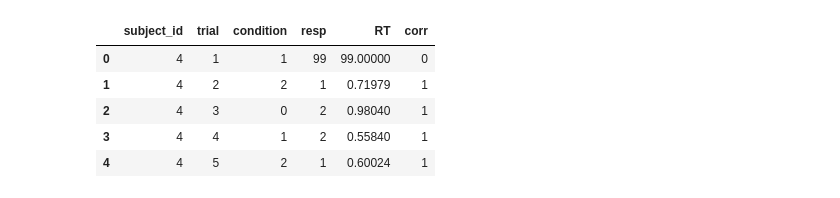
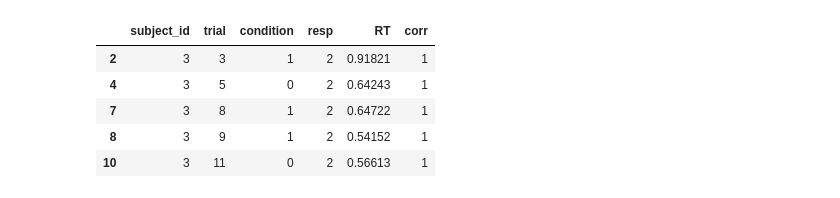
Before and after one commit to JKYUPSYCHE/GRNA, a Jupyter notebook: LME_GRNA.ipynb, the cells around one changed output. Cells and saved outputs as stored; diff of their text form; code cells hidden in the pictures.

```diff
--- a/LME_GRNA.ipynb
+++ b/LME_GRNA.ipynb
@@ -8,9 +8,3 @@ import numpy as np
 import matplotlib.pyplot as plt
 import seaborn as sns
 import scipy.stats as stats
-# %%
-file = pd.read_csv('./results/GRNA_2_2_2023_10_27_17_22_4.csv',  header = None)
-file.columns = ['subject_id', 'trial', 'condition', 'resp', 'RT', 'corr']
-full_values = file['condition'].value_counts()
-print(file)
-print(full_values)
@@ -36,13 +10,0 @@ Name: condition, dtype: int64
-# %%
-drop_idx = file[(file['condition'] == 2) | (file['corr'] == 0)].index
-file = file.drop(drop_idx)
-drop_values = file['condition'].value_counts()
-
-mean = file['RT'].mean()
-std_dev = file['RT'].std()
-
-# Creating a boolean mask to identify non-outliers
-non_outliers = (file['RT'] >= mean - 3*std_dev) & (file['RT'] <= mean + 3*std_dev)
-
-# Using the boolean mask to filter the dataframe
-file = file[non_outliers]
@@ -48,0 +41,12 @@ file = file[non_outliers]
+# %%
+# merge subject data
+path = './results/'
+file_list = os.listdir(path)
+file_list_py = [file for file in file_list if file.endswith('.csv')]
+raw_df= []
+for i in file_list_py:
+    raw_data = pd.read_csv(path + i, header = None)
+    raw_df.append(raw_data)
+raw_df = pd.concat(raw_df, ignore_index=True)
+raw_df.columns = ['subject_id', 'trial', 'condition', 'resp', 'RT', 'corr']
+raw_df.head()
@@ -49,9 +60,13 @@ file = file[non_outliers]
+# %%
+cleaned_df = remove_missing(raw_df)
+outlier_dropped_df = remove_outliers(cleaned_df, 'subject_id', 'RT')
+filtered_df = data_filtering(outlier_dropped_df)
 # %%
-file.head()
+filtered_df.head()
 # %% [output]
 |  | subject_id | trial | condition | resp | RT | corr |
-| 0 | 4 | 1 | 1 | 99 | 99.00000 | 0 |
-| 1 | 4 | 2 | 2 | 1 | 0.71979 | 1 |
-| 2 | 4 | 3 | 0 | 2 | 0.98040 | 1 |
-| 3 | 4 | 4 | 1 | 2 | 0.55840 | 1 |
-| 4 | 4 | 5 | 2 | 1 | 0.60024 | 1 |
+| 2 | 3 | 3 | 1 | 2 | 0.91821 | 1 |
+| 4 | 3 | 5 | 0 | 2 | 0.64243 | 1 |
+| 7 | 3 | 8 | 1 | 2 | 0.64722 | 1 |
+| 8 | 3 | 9 | 1 | 2 | 0.54152 | 1 |
+| 10 | 3 | 11 | 0 | 2 | 0.56613 | 1 |
```
Also changed, not shown: parts of 20 cells of this notebook.
